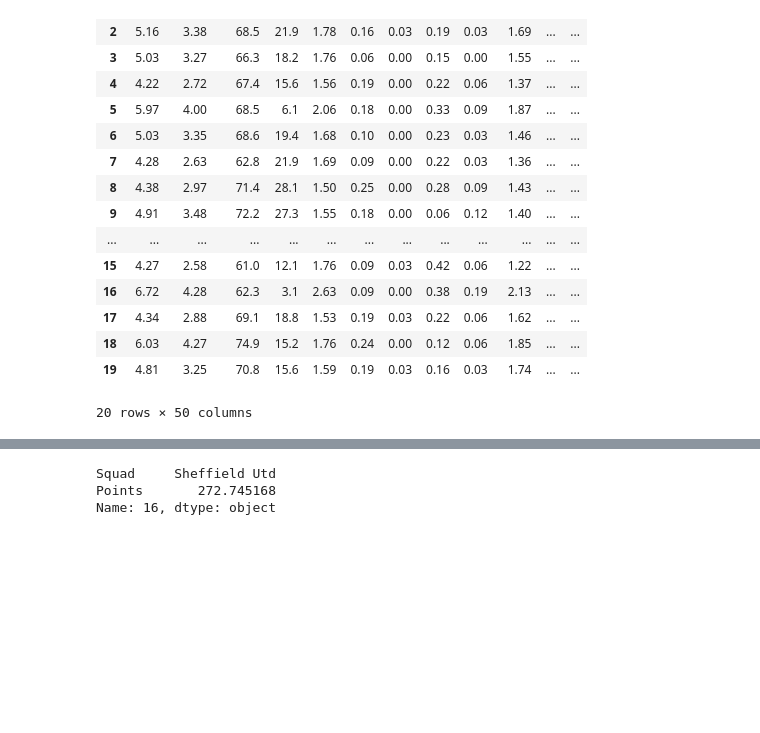
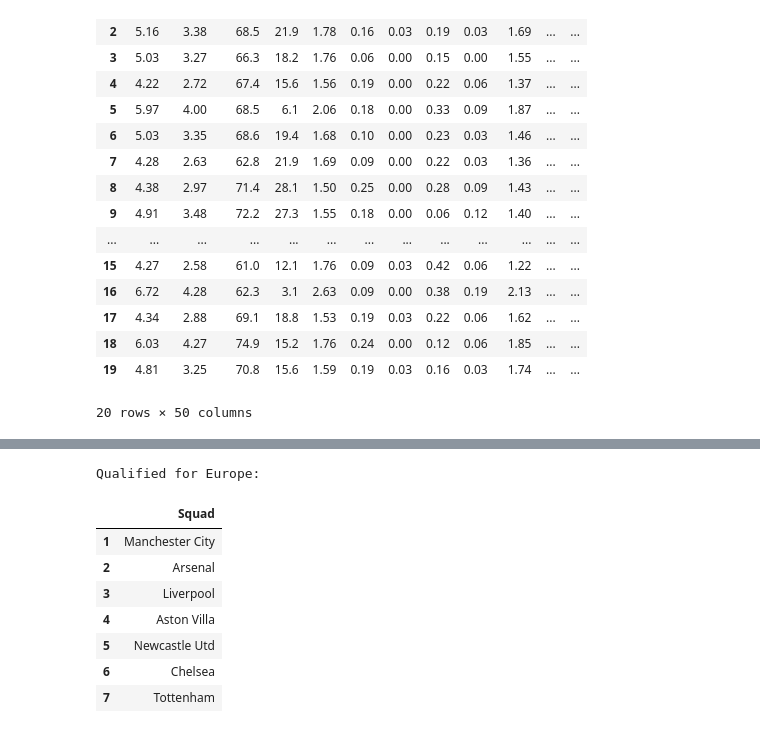
Before and after one commit to TQTien1/EPL-Predictions, a Jupyter notebook: Untitled-1.ipynb, the cells around one changed output, grey strips where cells are left out. Drawn from its saved outputs; the diff is of its cells as text; code cells hidden in the pictures; blank space fills up the shorter version.

```diff
--- a/Untitled-1.ipynb
+++ b/Untitled-1.ipynb
@@ -236,7 +279,14 @@ pred_table_23_24
 # %%
 #Print out message: Winner, Qualified for ...., Relegated
-pred_table_23_24.iloc[0]
+print("Qualified for Europe:")
+pd.DataFrame(pred_table_23_24.iloc[0:7,0]).style.relabel_index(range(1,8))
 # %% [output]
-Squad     Sheffield Utd
-Points       272.745168
-Name: 16, dtype: object
+Qualified for Europe:
+|  | Squad |
+| 1 | Manchester City |
+| 2 | Arsenal |
+| 3 | Liverpool |
+| 4 | Aston Villa |
+| 5 | Newcastle Utd |
+| 6 | Chelsea |
+| 7 | Tottenham |
```
Also changed, not shown: parts of 17 cells of this notebook.
